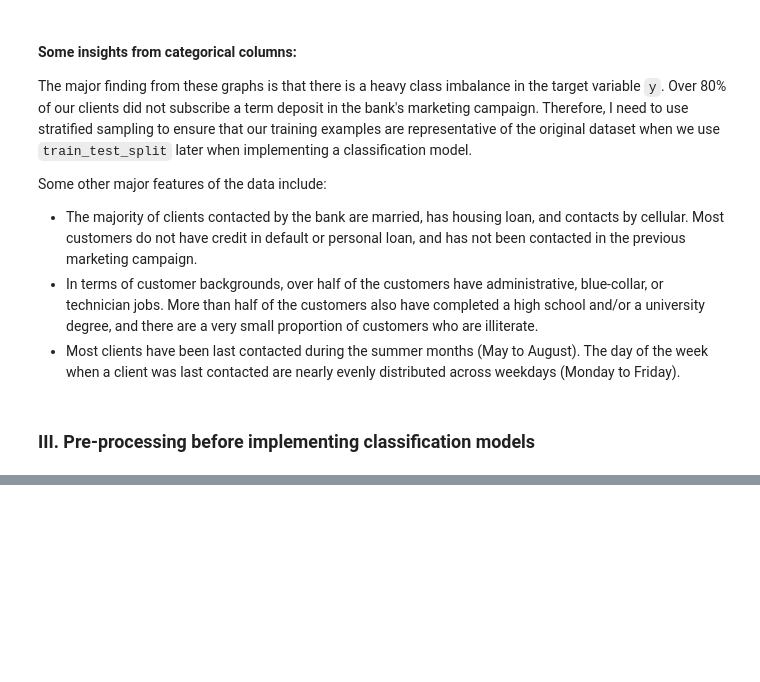
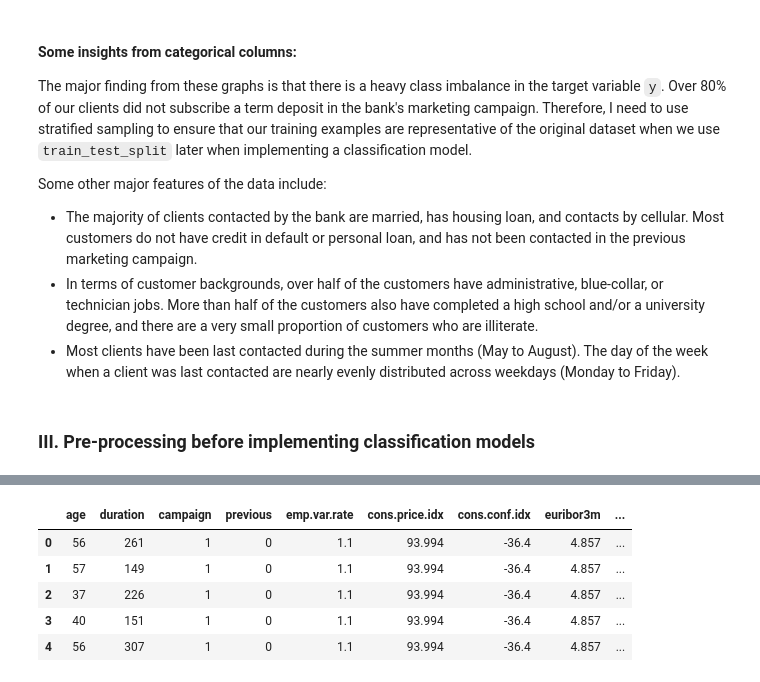
Before and after one commit to thaianle/bank-marketing, a Jupyter notebook: bank-marketing.ipynb, the cells around one changed output, grey strips where cells are left out. Drawn from its saved outputs; the diff is of its cells as text; code cells hidden in the pictures; blank space fills up the shorter version.

```diff
--- a/bank-marketing.ipynb
+++ b/bank-marketing.ipynb
@@ -365,0 +425,11 @@ Some other major features of the data include:
+# %%
+# Drop the "pdays" column because we have preprocessed the data for this column
+numerical_data = bank_marketing[numerical_col_list].drop('pdays', axis = 1)
+numerical_data.head()
+# %% [output]
+|  | age | duration | campaign | previous | emp.var.rate | cons.price.idx | cons.conf.idx | euribor3m | ... |
+| 0 | 56 | 261 | 1 | 0 | 1.1 | 93.994 | -36.4 | 4.857 | ... |
+| 1 | 57 | 149 | 1 | 0 | 1.1 | 93.994 | -36.4 | 4.857 | ... |
+| 2 | 37 | 226 | 1 | 0 | 1.1 | 93.994 | -36.4 | 4.857 | ... |
+| 3 | 40 | 151 | 1 | 0 | 1.1 | 93.994 | -36.4 | 4.857 | ... |
+| 4 | 56 | 307 | 1 | 0 | 1.1 | 93.994 | -36.4 | 4.857 | ... |
```
Also changed, not shown: parts of 18 cells of this notebook.
